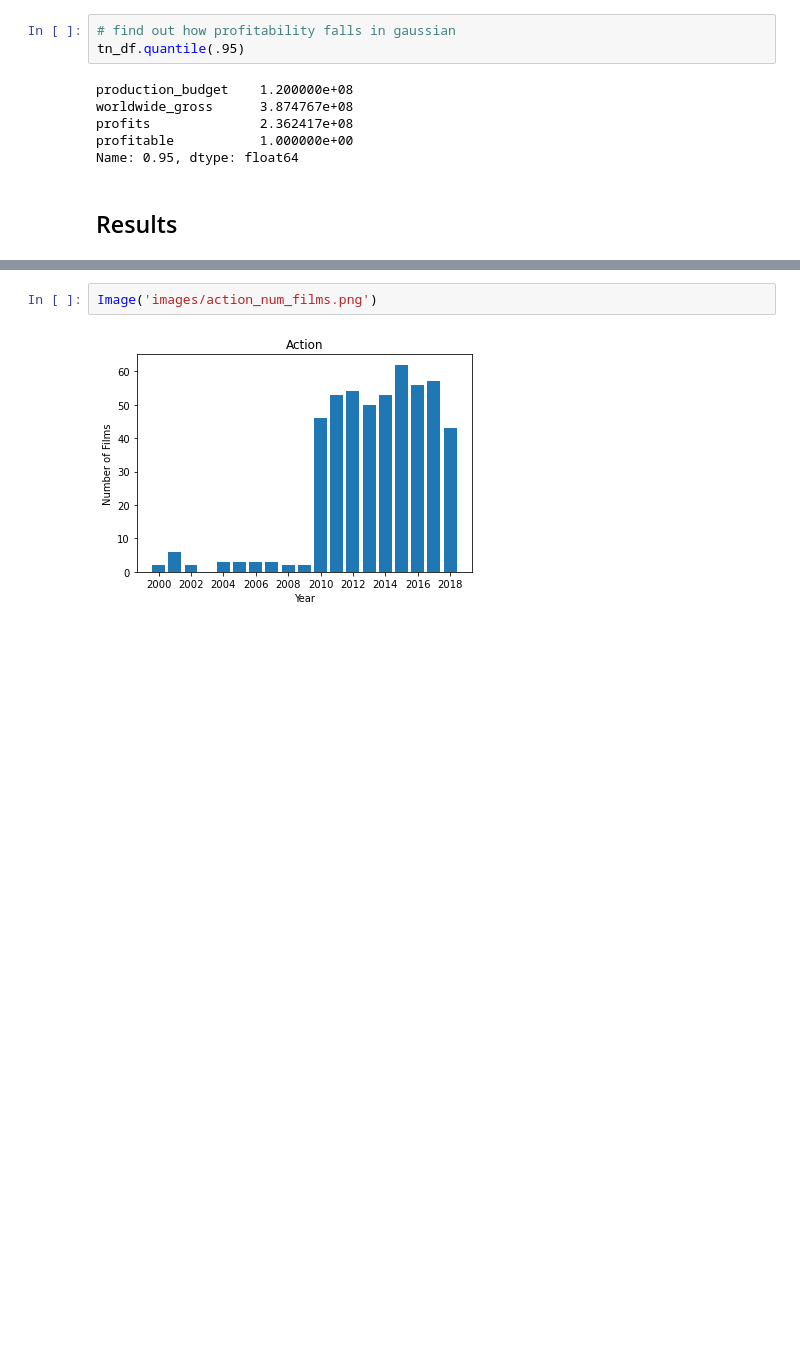
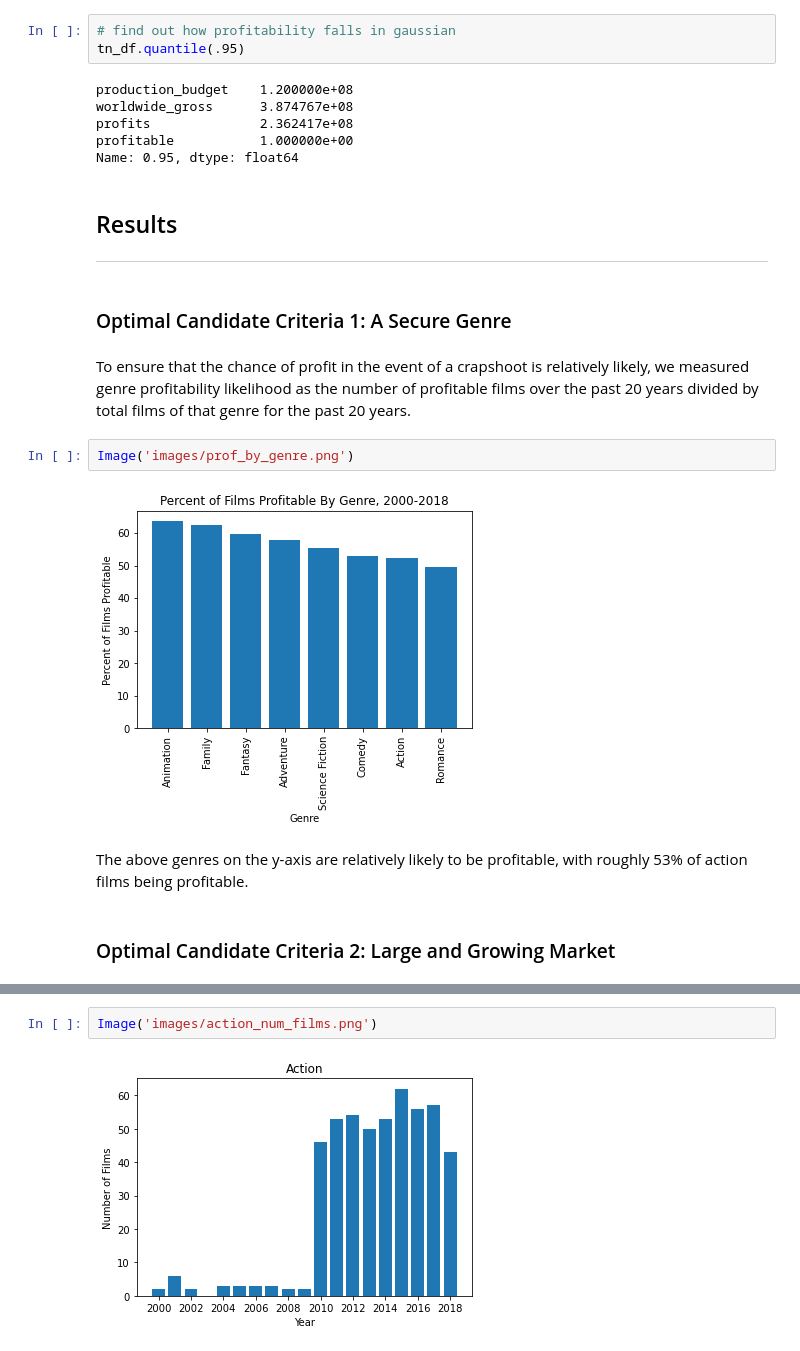
Before and after one commit to Sombrero7/project1, a Jupyter notebook: final_notebook.ipynb, the cells around one changed output, grey strips where cells are left out. Drawn from its saved outputs; the diff is of its cells as text; blank space fills up the shorter version.

```diff
--- a/final_notebook.ipynb
+++ b/final_notebook.ipynb
@@ -553,3 +567,16 @@ profitable           1.000000e+00
 Name: 0.95, dtype: float64
 # %% [markdown]
 ## Results
+***
+# %% [markdown]
+### Optimal Candidate Criteria 1: A Secure Genre
+# %% [markdown]
+To ensure that the chance of profit in the event of a crapshoot is relatively likely, we measured genre profitability likelihood as the number of profitable films over the past 20 years divided by total films of that genre for the past 20 years.
+# %%
+Image('images/prof_by_genre.png')
+# %% [output]
+[figure, added]
+# %% [markdown]
+The above genres on the y-axis are relatively likely to be profitable, with roughly 53% of action films being profitable.
+# %% [markdown]
+### Optimal Candidate Criteria 2: Large and Growing Market
```
Also changed, not shown: parts of 31 cells of this notebook.
